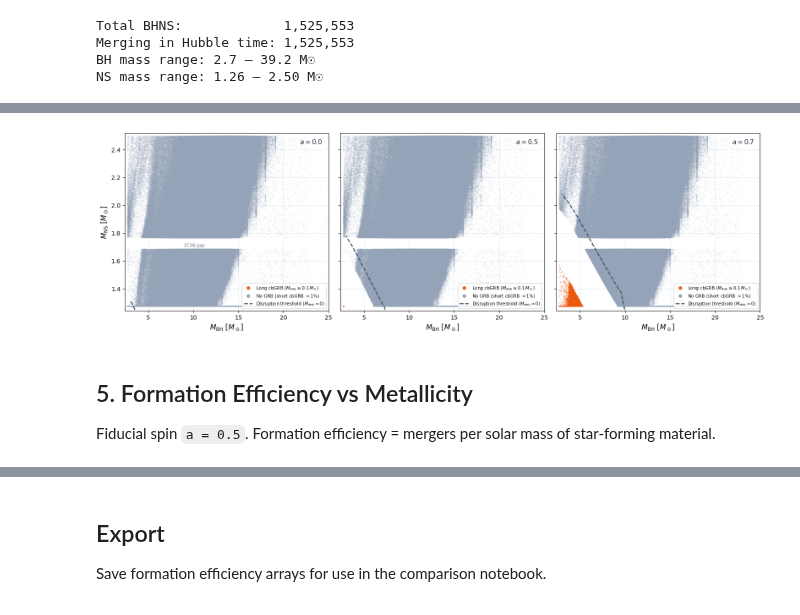
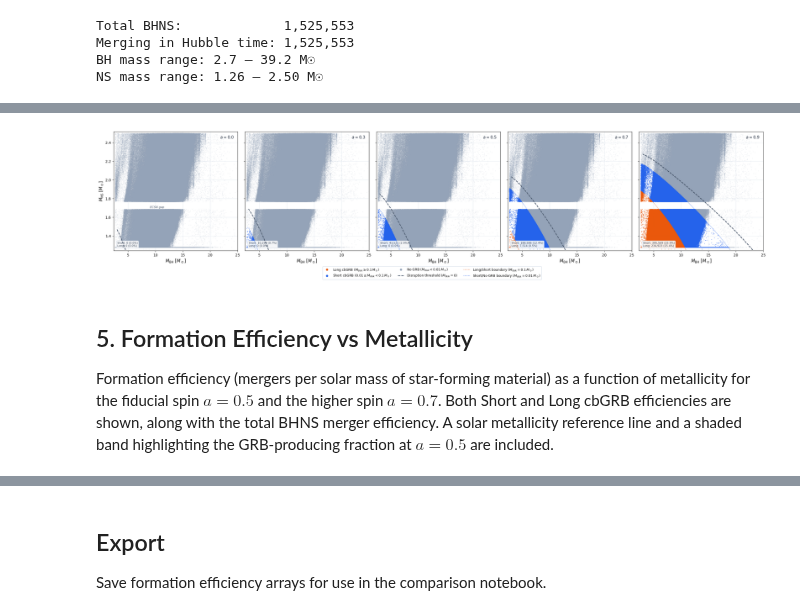
Before and after one commit to jorodgrz/GRBproject, a Jupyter notebook: GRB_BHNS.ipynb, the cells around one changed output, grey strips where cells are left out. Saved outputs shown, nothing was run; the diff lists cells and outputs as text; code cells hidden in the pictures.

Commit message:
Update notebooks, plots, and README: clean punctuation, improve plot accuracy and visuals

```diff
--- a/GRB_BHNS.ipynb
+++ b/GRB_BHNS.ipynb
@@ -132,7 +190,7 @@ NS  = M_NS[mask_merging]
 w   = weights[mask_merging]
 
 results = {}  # keyed by BH spin value
-for a in [0.0, 0.5, 0.7]:
+for a in [0.0, 0.3, 0.5, 0.7, 0.9]:
     M_disk    = foucart_disk_mass(BH, NS, a_BH=a)
     no_grb    = (M_disk < 0.01)
     short_grb = (M_disk >= 0.01) & (M_disk < 0.1)
@@ -152,13 +214,12 @@ Each panel shows the mass plane for a different assumed BH spin. Orange = long c
 # %%
 from matplotlib.lines import Line2D
 
-fig, axes = plt.subplots(1, 3, figsize=(16, 5), sharey=True, sharex=True)
-spins = [0.0, 0.5, 0.7]
+fig, axes = plt.subplots(1, 5, figsize=(26, 5.8), sharey=True, sharex=True)
+spins = [0.0, 0.3, 0.5, 0.7, 0.9]
 
 BH = M_BH[mask_merging]
 NS = M_NS[mask_merging]
 
-# Grid for Foucart boundary contours (match x cap at 25)
 _mbh = np.linspace(3, 25, 500)
 _mns = np.linspace(1.25, 2.5, 300)
 _MBH, _MNS = np.meshgrid(_mbh, _mns)
@@ -166,60 +227,80 @@ _MBH, _MNS = np.meshgrid(_mbh, _mns)
 for ax, a in zip(axes, spins):
     no_grb, short_grb, long_grb, M_disk_arr = results[a]
 
-    # Scatter: no-GRB base layer, long cbGRB on top
-    # (short cbGRB fraction is negligible < 1% -- BHNS disruption is "all or nothing")
-    ax.scatter(BH[no_grb],   NS[no_grb],   s=0.3, alpha=0.20, color='#94A3B8', rasterized=True, zorder=1)
-    ax.scatter(BH[long_grb], NS[long_grb], s=0.3, alpha=0.50, color='#EA580C', rasterized=True, zorder=3)
+    ax.scatter(BH[no_grb],    NS[no_grb],    s=0.3, alpha=0.20, color='#94A3B8', rasterized=True, zorder=1)
+    ax.scatter(BH[short_grb], NS[short_grb], s=0.8, alpha=0.55, color='#2563EB', rasterized=True, zorder=2)
+    ax.scatter(BH[long_grb],  NS[long_grb],  s=0.8, alpha=0.55, color='#EA580C', rasterized=True, zorder=3)
 
-    # Foucart disruption boundary: M_disk = 0 contour (NS plunges vs disrupted)
     _disk = foucart_disk_mass(_MBH, _MNS, a_BH=a)
+
     ax.contour(_MBH, _MNS, (_disk > 0).astype(float), levels=[0.5],
                colors='#475569', linewidths=1.8, linestyles='--', zorder=5)
 
-    # Grid
+    _disk_cont = np.where(_disk > 0, _disk, np.nan)
+    cs = ax.contour(_MBH, _MNS, _disk_cont, levels=[0.01, 0.1],
+                    colors=['#2563EB', '#EA580C'], linewidths=1.2,
+                    linestyles=':', zorder=4)
+
     ax.grid(which='major', color='#E2E8F0', linewidth=0.7, linestyle='-', zorder=0)
     ax.grid(which='minor', color='#F1F5F9', linewidth=0.4, linestyle='-', zorder=0)
     ax.set_axisbelow(True)
 
     ax.set_xlabel(r'$M_\mathrm{BH}\ [M_\odot]$', fontsize=12)
     ax.text(0.97, 0.97, f'$a = {a}$', transform=ax.transAxes,
             fontsize=11, fontweight='bold', color='#1E293B',
             ha='right', va='top')
 
+    n_short = short_grb.sum()
+    n_long  = long_grb.sum()
+    ax.text(0.03, 0.03,
+            f'Short: {n_short:,} ({100*short_grb.mean():.1f}%)\n'
+            f'Long: {n_long:,} ({100*long_grb.mean():.1f}%)',
+            transform=ax.transAxes, fontsize=7.5, color='#334155',
+            ha='left', va='bottom',
+            bbox=dict(boxstyle='round,pad=0.3', facecolor='white',
+                      edgecolor='#CBD5E1', alpha=0.9))
+
 axes[0].set_ylabel(r'$M_\mathrm{NS}\ [M_\odot]$', fontsize=12)
 
-# Axis limits: x capped at 25 M☉ (data thins out beyond that); y data-driven
 _pad_y = 0.5 * (NS.max() - NS.min()) * 0.03
 axes[0].set_xlim(BH.min() - 0.3, 25)
 axes[0].set_ylim(NS.min() - _pad_y, NS.max() + _pad_y)
 
-# Annotate the ECSN mass gap on the leftmost panel only
 _gap_mid = NS[NS < 1.85].max() + (NS[NS > 1.85].min() - NS[NS < 1.85].max()) / 2
 axes[0].annotate('ECSN gap', xy=(5.5, _gap_mid), xytext=(9, _gap_mid - 0.15),
-                 fontsize=7, color='#64748B', style='italic',
-                 )
+                 fontsize=8, color='#475569', style='italic',
+                 bbox=dict(boxstyle='round,pad=0.2', facecolor='white',
+                           edgecolor='none', alpha=0.8))
 
 legend_handles = [
     Line2D([0],[0], marker='o', color='w', markerfacecolor='#EA580C',
            markersize=7, label=r'Long cbGRB ($M_\mathrm{disk} \geq 0.1\,M_\odot$)'),
+    Line2D([0],[0], marker='o', color='w', markerfacecolor='#2563EB',
+           markersize=7, label=r'Short cbGRB ($0.01 \leq M_\mathrm{disk} < 0.1\,M_\odot$)'),
     Line2D([0],[0], marker='o', color='w', markerfacecolor='#94A3B8',
-           markersize=7, label=r'No GRB (short cbGRB $< 1\%$)'),
+           markersize=7, label=r'No GRB ($M_\mathrm{disk} < 0.01\,M_\odot$)'),
     Line2D([0],[0], color='#475569', lw=1.8, ls='--',
            label=r'Disruption threshold ($M_\mathrm{disk} = 0$)'),
+    Line2D([0],[0], color='#EA580C', lw=1.2, ls=':',
+           label=r'Long/Short boundary ($M_\mathrm{disk} = 0.1\,M_\odot$)'),
+    Line2D([0],[0], color='#2563EB', lw=1.2, ls=':',
+           label=r'Short/No-GRB boundary ($M_\mathrm{disk} = 0.01\,M_\odot$)'),
 ]
-for ax in axes:
-    ax.legend(handles=legend_handles, fontsize=7.5, loc='lower right')
 
-plt.tight_layout()
-plt.savefig('/Users/josephrodriguez/research visualization/plots/bhns_mass_plane_spin.png',
+fig.legend(handles=legend_handles, fontsize=9, loc='lower center',
+           ncol=3, frameon=True, fancybox=True, edgecolor='#CBD5E1',
+           bbox_to_anchor=(0.5, -0.02))
+
+plt.tight_layout(rect=[0, 0.07, 1, 1])
+plt.savefig('/Users/josephrodriguez/research visualization/Plots/bhns_mass_plane_spin.png',
             dpi=150, bbox_inches='tight')
 plt.show()
 # %% [output]
-[figure, old version]
+[figure, new version]
 # %% [markdown]
 ## 5. Formation Efficiency vs Metallicity
 
-Fiducial spin `a = 0.5`. Formation efficiency = mergers per solar mass of star-forming material.
+Formation efficiency (mergers per solar mass of star-forming material) as a function of metallicity for the fiducial spin $a = 0.5$ and the higher spin $a = 0.7$. Both Short and Long cbGRB efficiencies are shown, along with the total BHNS merger efficiency. A solar metallicity reference line and a shaded band highlighting the GRB-producing fraction at $a = 0.5$ are included.
 # %%
 metallicityGrid = [0.0001, 0.00011, 0.00012, 0.00014, 0.00016, 0.00017,
                    0.00019, 0.00022, 0.00024, 0.00027, 0.0003,  0.00034,
```
Also changed, not shown: parts of 18 cells of this notebook, 43 other files.
